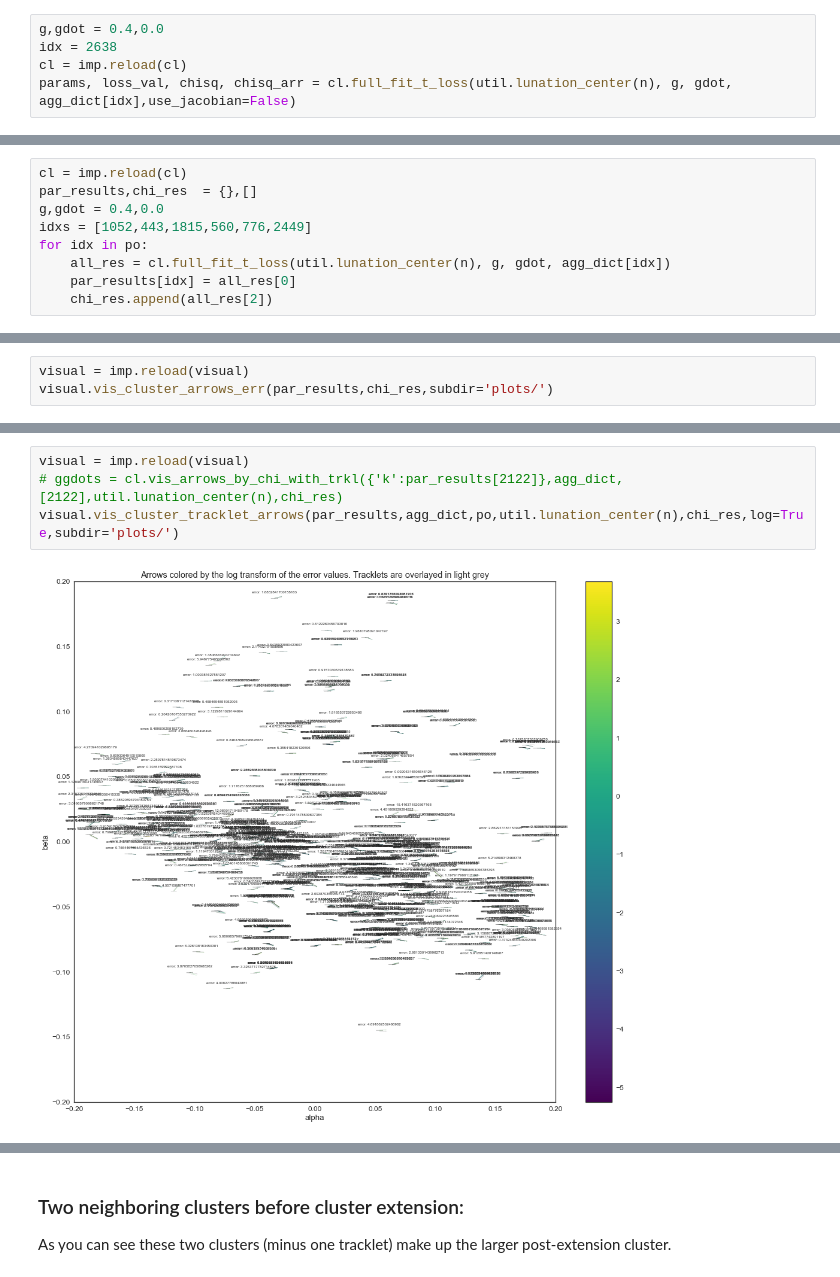
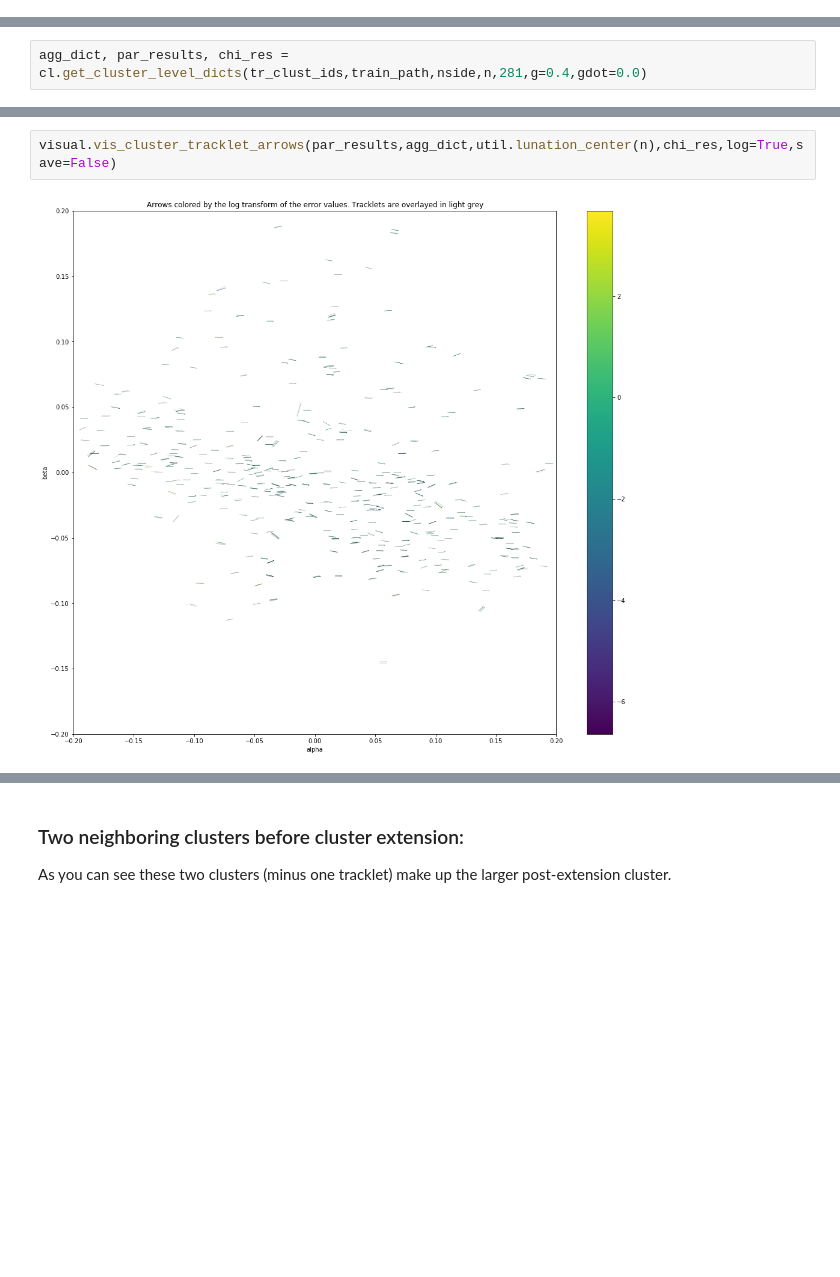
Before and after one commit to pblankley/itf_linking, a Jupyter notebook: linkitf/orbit_fitting.ipynb, the cells around one changed output, grey strips where cells are left out. Drawn from its saved outputs; the diff is of its cells as text; blank space fills up the shorter version.

```diff
--- a/linkitf/orbit_fitting.ipynb
+++ b/linkitf/orbit_fitting.ipynb
@@ -142,5 +46,0 @@ agg_dict[2558]
-# %%
-g,gdot = 0.4,0.0
-idx = 2638
-cl = imp.reload(cl)
-params, loss_val, chisq, chisq_arr = cl.full_fit_t_loss(util.lunation_center(n), g, gdot, agg_dict[idx],use_jacobian=False)
@@ -185,9 +46,0 @@ agg_dict[12]
-# %%
-cl = imp.reload(cl)
-par_results,chi_res  = {},[]
-g,gdot = 0.4,0.0
-idxs = [1052,443,1815,560,776,2449]
-for idx in po:
-    all_res = cl.full_fit_t_loss(util.lunation_center(n), g, gdot, agg_dict[idx])
-    par_results[idx] = all_res[0]
-    chi_res.append(all_res[2])
@@ -204,0 +47,2 @@ sns.barplot(po,chi_res)
+# %%
+agg_dict, par_results, chi_res = cl.get_cluster_level_dicts(tr_clust_ids,train_path,nside,n,281,g=0.4,gdot=0.0)
@@ -217,3 +68,0 @@ po[chi_res.index(sorted(chi_res,reverse=True)[0])]
-# %%
-visual = imp.reload(visual)
-visual.vis_cluster_arrows_err(par_results,chi_res,subdir='plots/')
@@ -222,6 +69,4 @@ visual.vis_cluster_arrows_err(par_results,chi_res,subdir='plots/')
 # %%
-visual = imp.reload(visual)
-# ggdots = cl.vis_arrows_by_chi_with_trkl({'k':par_results[2122]},agg_dict,[2122],util.lunation_center(n),chi_res)
-visual.vis_cluster_tracklet_arrows(par_results,agg_dict,po,util.lunation_center(n),chi_res,log=True,subdir='plots/')
+visual.vis_cluster_tracklet_arrows(par_results,agg_dict,util.lunation_center(n),chi_res,log=True,save=False)
 # %% [output]
-[figure, old version]
+[figure, new version]
```
Also changed, not shown: parts of 121 cells of this notebook, 16 other files.
